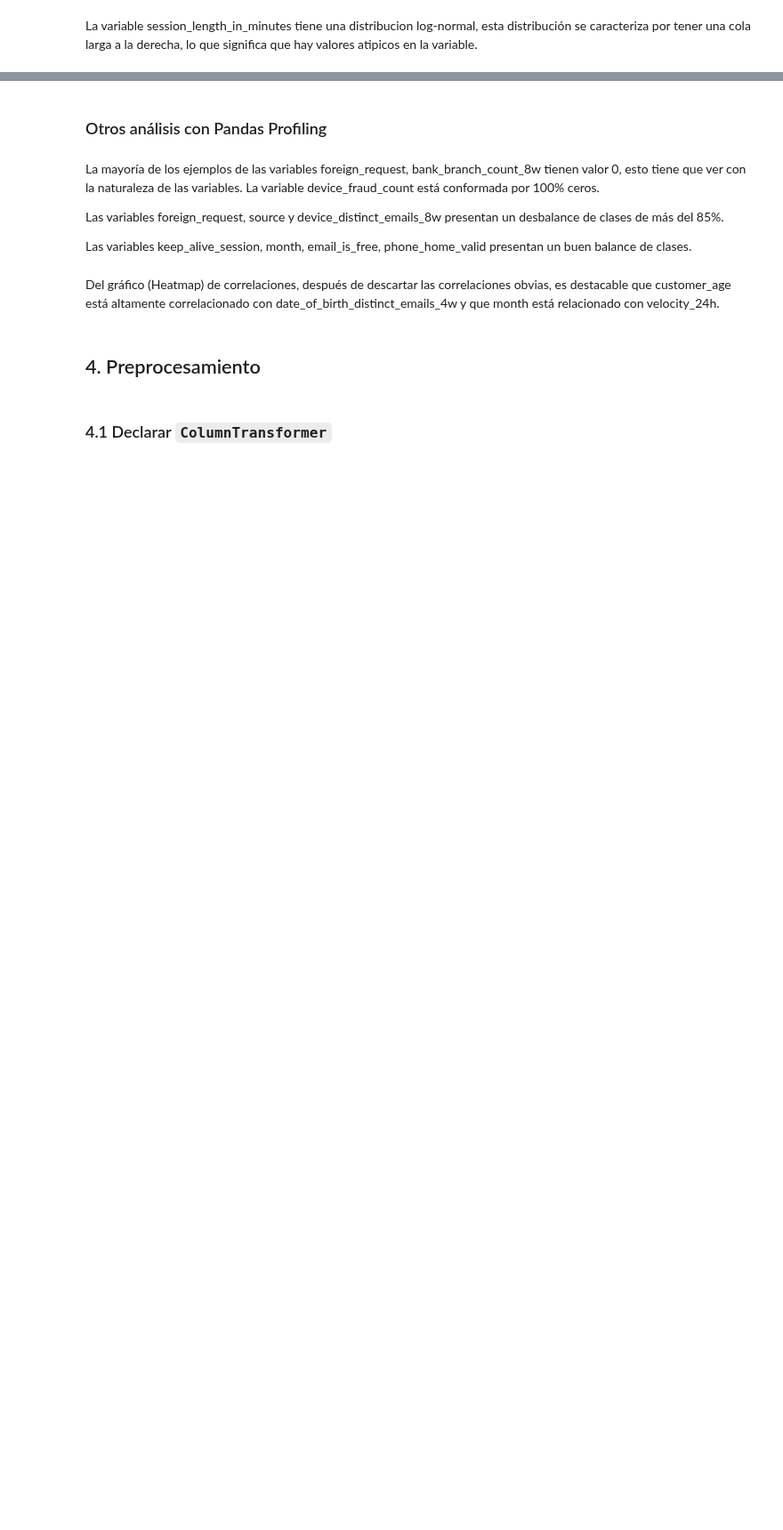
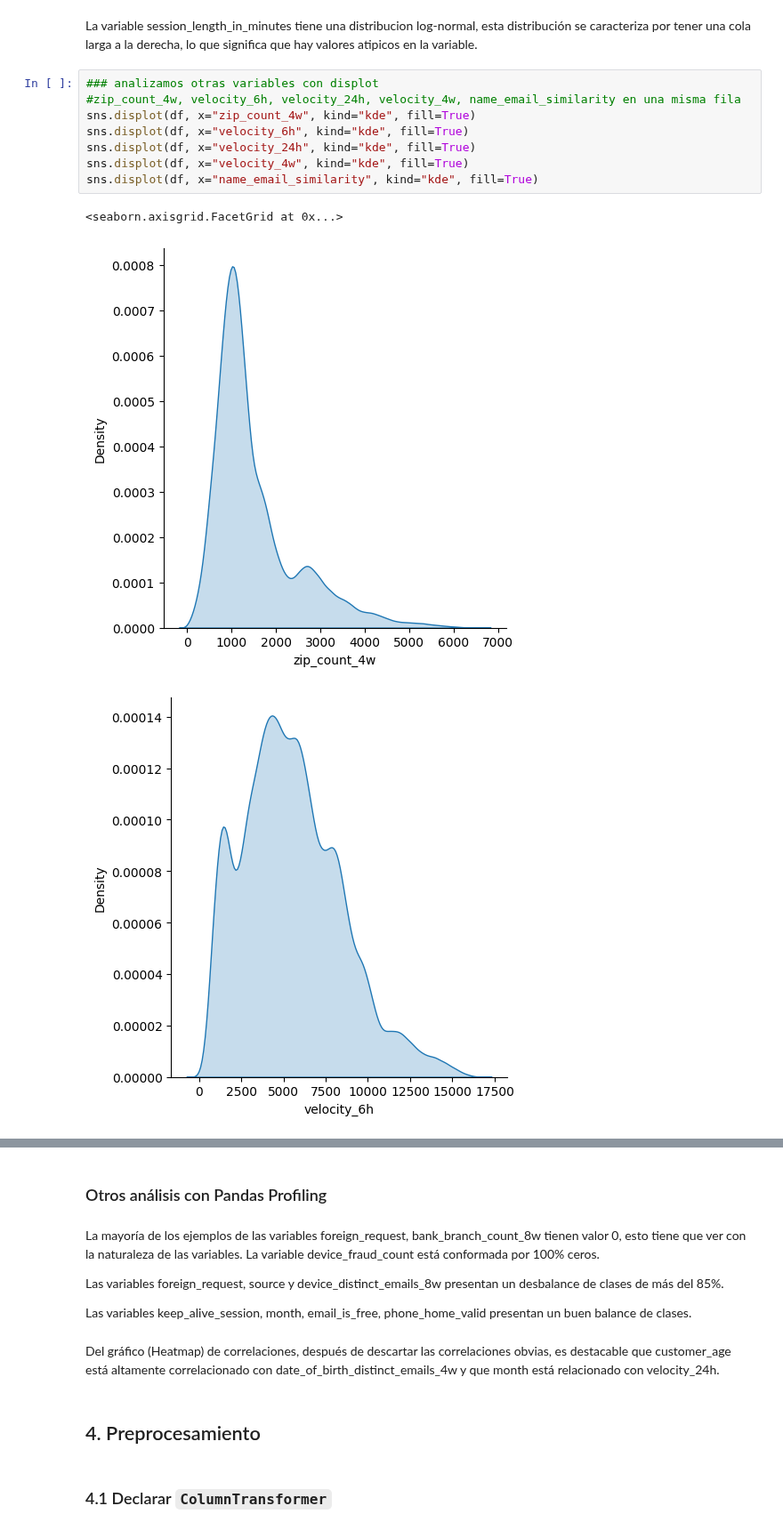
Before and after one commit to cristobalperezp/MDS7202-Laboratorio, a Jupyter notebook: Proyecto_1.ipynb, the cells around one changed output, grey strips where cells are left out. Shown at 89% size. Cells and saved outputs as stored; diff of their text form; blank space fills up the shorter version.

```diff
--- a/Proyecto_1.ipynb
+++ b/Proyecto_1.ipynb
@@ -634,2 +903,14 @@ sns.displot(df, x="session_length_in_minutes", kind="kde", fill=True)
 # %% [markdown]
  La variable session_length_in_minutes tiene una distribucion log-normal, esta distribución se caracteriza por tener una cola larga a la derecha, lo que significa que hay valores atipicos en la variable.
+# %%
+### analizamos otras variables con displot
+#zip_count_4w, velocity_6h, velocity_24h, velocity_4w, name_email_similarity en una misma fila
+sns.displot(df, x="zip_count_4w", kind="kde", fill=True)
+sns.displot(df, x="velocity_6h", kind="kde", fill=True)
+sns.displot(df, x="velocity_24h", kind="kde", fill=True)
+sns.displot(df, x="velocity_4w", kind="kde", fill=True)
+sns.displot(df, x="name_email_similarity", kind="kde", fill=True)
+# %% [output]
+<seaborn.axisgrid.FacetGrid at 0x...>
+[figure, added]
+[figure, added]
```
Also changed, not shown: parts of 49 cells of this notebook, 1 other file.
